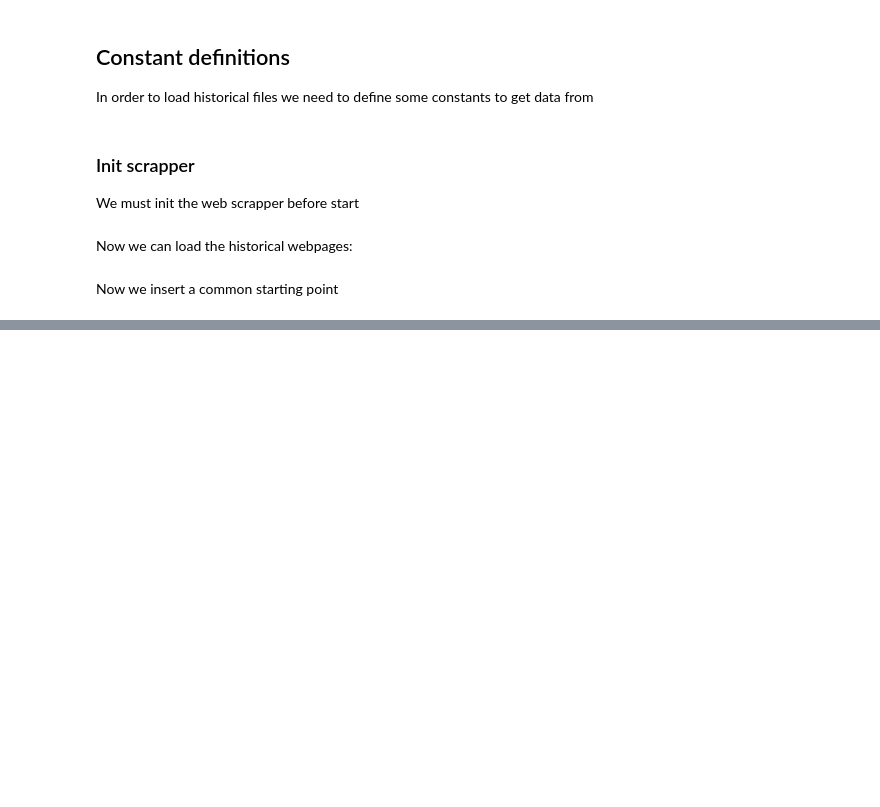
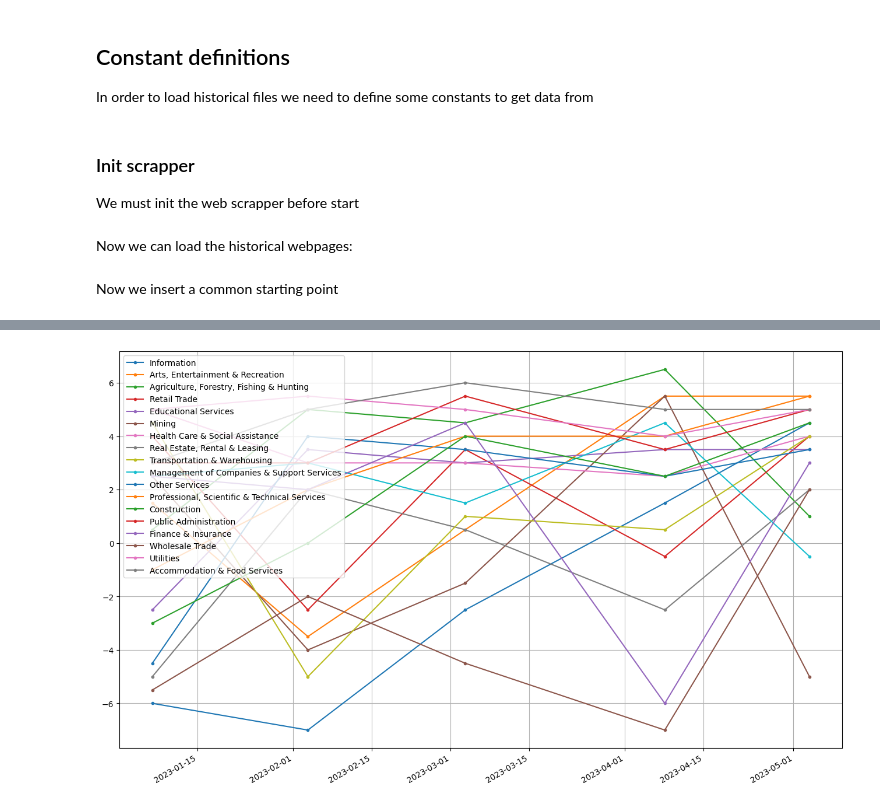
Before and after one commit to quinctilis/ism-scores, a Jupyter notebook: ism.ipynb, the cells around one changed output, grey strips where cells are left out. Cells and saved outputs as stored; diff of their text form; code cells hidden in the pictures; blank space fills up the shorter version.

```diff
--- a/ism.ipynb
+++ b/ism.ipynb
@@ -86,0 +99,5 @@ df_manufacturing.cumsum().plot(figsize=[16,10], grid=True);
+# %%
+df_services.iloc[-5:].plot(figsize=[16,10], grid=True, style='.-');
+plt.legend(loc='upper left');
+# %% [output]
+[figure, added]
```
Also changed, not shown: parts of 4 cells of this notebook.
